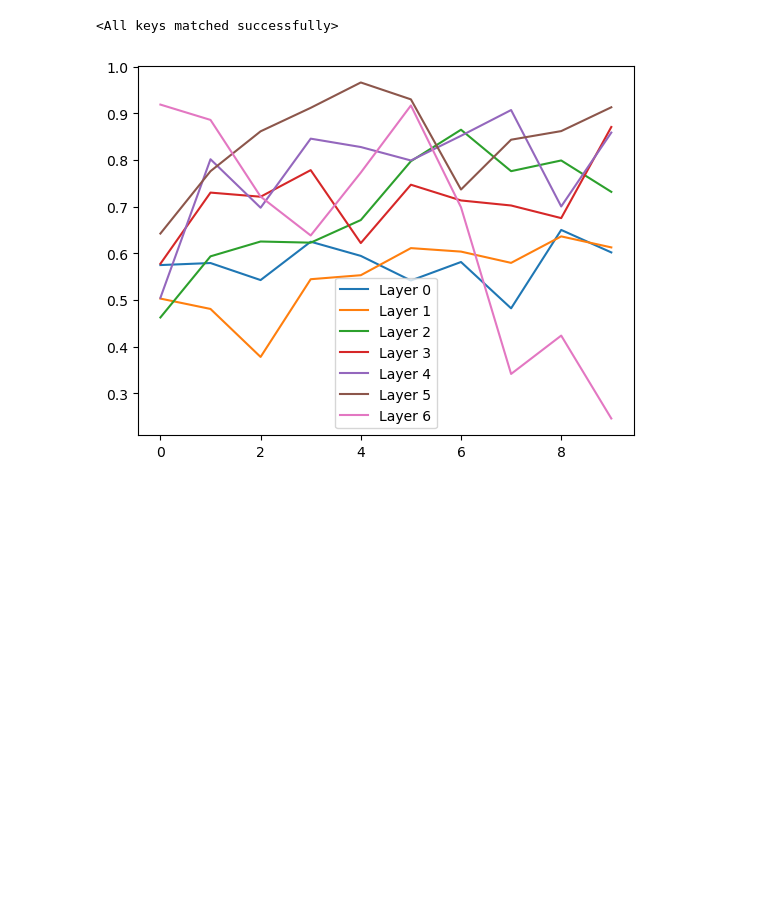
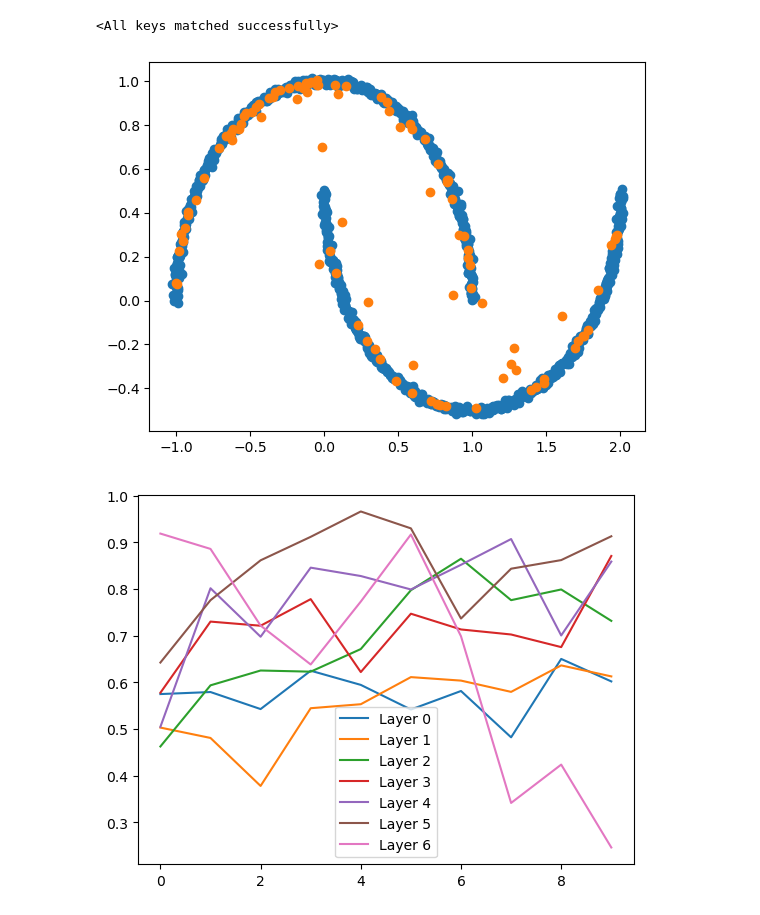
Before and after one commit to MaximilianPowers/Thesis, a Jupyter notebook: experiments/assumptions/flat_output_space/experiment.ipynb, the cells around one changed output. Saved outputs shown, nothing was run; the diff lists cells and outputs as text; code cells hidden in the pictures; blank space fills up the shorter version.

```diff
--- a/experiments/assumptions/flat_output_space/experiment.ipynb
+++ b/experiments/assumptions/flat_output_space/experiment.ipynb
@@ -50,6 +52,24 @@ else:
 model.load_state_dict(torch.load(full_path))
 # %% [output]
 <All keys matched successfully>
+# %%
+model = MLP(2,7,2,2)
+
+full_path = f'{models_path}/2_wide/mlp_{mode}/model_{199}.pth'
+model.load_state_dict(torch.load(full_path))
+model.forward(torch.from_numpy(dataset.X).float(), save_activations=True)
+activations = model.activations
+if activations[-1].shape[1] == 1:
+    activations = activations[:-1]
+samples = sample_layers(activations, num_samples=100)
+
+import matplotlib.pyplot as plt
+plt.scatter(activations[0][:, 0], activations[0][:, 1])
+plt.scatter(samples[0][:, 0], samples[0][:, 1])
+
+plt.show()
+# %% [output]
+[figure, added]
 # %%
 res = []
 for epoch in tqdm(range(0, 200, 5)):
```
Also changed, not shown: parts of 3 cells of this notebook, 31 other files.
